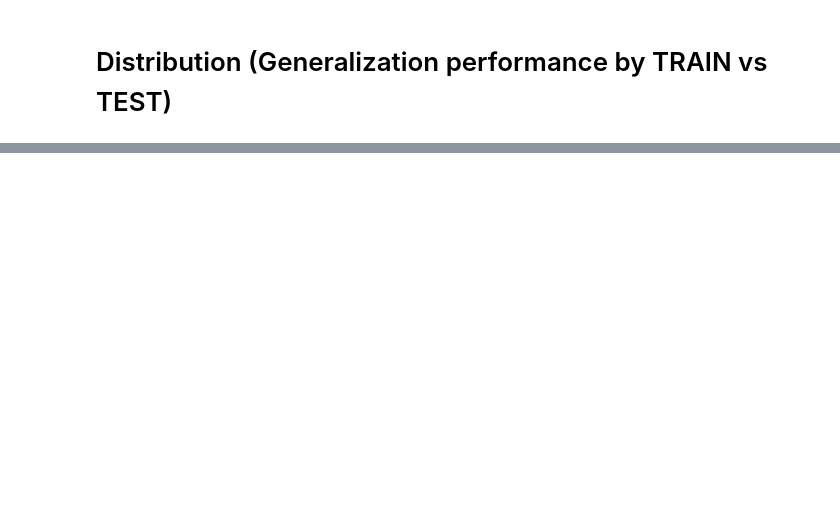
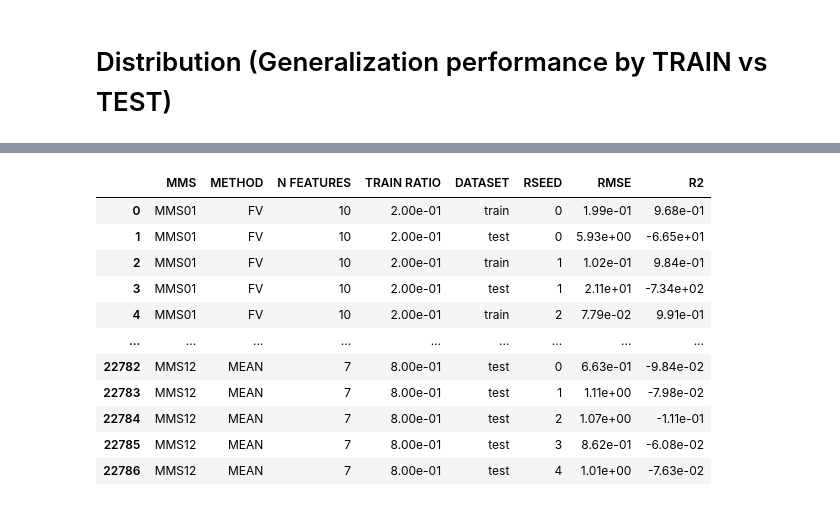
Before and after one commit to raku68/FIGP, a Jupyter notebook: notebooks/view_results.ipynb, the cells around one changed output, grey strips where cells are left out. Drawn from its saved outputs; the diff is of its cells as text; code cells hidden in the pictures; blank space fills up the shorter version.

```diff
--- a/notebooks/view_results.ipynb
+++ b/notebooks/view_results.ipynb
@@ -48,0 +160,83 @@ for mms in mmss:
+# %%
+import glob
+import re
+import pandas as pd
+
+# res_files = sorted(glob.glob("../scripts/RESULTS_230307/*/res.txt"))
+res_files = sorted(glob.glob("../scripts/RESULTS_230329/*/res.txt"))
+# print(res_files)
+print("n results:", len(res_files))
+
+PATH_PTN = re.compile(r"^.*/2303.._D([^_]*)_F([^_]*)_(([^_]*)|([^_]*)_([^_]*)|([^_]*)_([^_]*)_([^_]*))/res.txt")
+CMET_PTN = re.compile(r"(MLR|SVR)")
+
+res_df = pd.DataFrame(columns=["METHOD", "N FEATURES", "TRAIN RATIO", "PATH"])
+
+for _path in res_files:
+
+    if PATH_PTN.match(_path) is not None:
+        _match = PATH_PTN.match(_path)
+        # print(_match.groups(), _match.group(0),_match.group(1),_match.group(2),_match.group(3))
+        _train_r = float(f"0.{_match.group(1)}")
+        _n_feats = int(_match.group(2))
+        _method = None
+
+        if _match.group(4) is not None:
+            _method = _match.group(4)
+        elif _match.group(5) is not None:
+            _lmd = _match.group(6)[1:].split(":")
+            _method = f"{_match.group(5)} +{_lmd[0]}*{_match.group(6)[0]}(d={_lmd[1]})"
+        elif _match.group(7) is not None:
+            _xlmd = _match.group(8)[1:].split(":")
+            _clmd = _match.group(9)[1:].split(":")
+            _method = f"{_match.group(7)} +{_xlmd[0]}*{_match.group(8)[0]}(d={_xlmd[1]}) +{_clmd[0]}*{_match.group(9)[0]}(d={_clmd[1]})"
+        else:
+            raise Exception("no match", _match.groups())
+
+        # print(_n_feats)
+        res_df.loc[len(res_df)] = {"METHOD":_method, "N FEATURES": _n_feats, "TRAIN RATIO": _train_r, "PATH": _path}
+        # print(res_df.loc[len(res_df)])
+
+    else:
+        raise Exception("no match:", _path)
+
+
+df = pd.DataFrame(columns=["MMS", "METHOD", "N FEATURES", "TRAIN RATIO", "DATASET", "RSEED", "RMSE", "R2"])
+
+for _idx, _vals in res_df.iterrows():
+    _method = _vals[0]
+    _n_feats = _vals[1]
+    _train_r = _vals[2]
+    _path = _vals[3]
+    # print(_n_feats, _train_r, _method, _path)
+        # _df = dfs[_n_feats][_train_r]
+    with open(_path) as f:
+        ls = f.readlines()
+        # print(ls)
+        for line in ls:
+            ds = line.split("\t")
+
+            # print(ds)
+            _val = ds[1].replace("inf", "10.0", 10)
+            vals = eval(_val)
+            # print(_val, vals)
+
+            dss = re.split(r"[/_]", ds[0])
+            _mmsno = dss[0]
+            _rndseed = int(dss[1])
+            _dataset = dss[2]
+            # print(dss, _mmsno, _rndseed, _dataset)
+
+            if CMET_PTN.match(_method):
+                df.loc[len(df)] = {"MMS": f"MMS{_mmsno}", "METHOD": _method, "N FEATURES": _n_feats, "TRAIN RATIO": _train_r, "DATASET": _dataset, "RSEED": _rndseed, "RMSE": vals[0], "R2": vals[1]}
+            else:
+                if "train_all" in ds[0]:
+                    df.loc[len(df)] = {"MMS": f"MMS{_mmsno}", "METHOD": _method, "N FEATURES": _n_feats, "TRAIN RATIO": _train_r, "DATASET": _dataset, "RSEED": _rndseed, "RMSE": vals[0][1], "R2": vals[0][2]}
+                elif "test" in ds[0]:
+                    df.loc[len(df)] = {"MMS": f"MMS{_mmsno}", "METHOD": _method, "N FEATURES": _n_feats, "TRAIN RATIO": _train_r, "DATASET": _dataset, "RSEED": _rndseed, "RMSE": vals[0], "R2": vals[1]}
+                else:
+                    pass
+
+pd.options.display.float_format = "{:.2e}".format
+df
+# %% [output]
@@ -48,0 +244,12 @@ for mms in mmss:
+|  | MMS | METHOD | N FEATURES | TRAIN RATIO | DATASET | RSEED | RMSE | R2 |
+| 0 | MMS01 | FV | 10 | 2.00e-01 | train | 0 | 1.99e-01 | 9.68e-01 |
+| 1 | MMS01 | FV | 10 | 2.00e-01 | test | 0 | 5.93e+00 | -6.65e+01 |
+| 2 | MMS01 | FV | 10 | 2.00e-01 | train | 1 | 1.02e-01 | 9.84e-01 |
+| 3 | MMS01 | FV | 10 | 2.00e-01 | test | 1 | 2.11e+01 | -7.34e+02 |
+| 4 | MMS01 | FV | 10 | 2.00e-01 | train | 2 | 7.79e-02 | 9.91e-01 |
+| ... | ... | ... | ... | ... | ... | ... | ... | ... |
+| 22782 | MMS12 | MEAN | 7 | 8.00e-01 | test | 0 | 6.63e-01 | -9.84e-02 |
+| 22783 | MMS12 | MEAN | 7 | 8.00e-01 | test | 1 | 1.11e+00 | -7.98e-02 |
+| 22784 | MMS12 | MEAN | 7 | 8.00e-01 | test | 2 | 1.07e+00 | -1.11e-01 |
+| 22785 | MMS12 | MEAN | 7 | 8.00e-01 | test | 3 | 8.62e-01 | -6.08e-02 |
+| 22786 | MMS12 | MEAN | 7 | 8.00e-01 | test | 4 | 1.01e+00 | -7.63e-02 |
```
Also changed, not shown: parts of 16 cells of this notebook, 5 other files.
